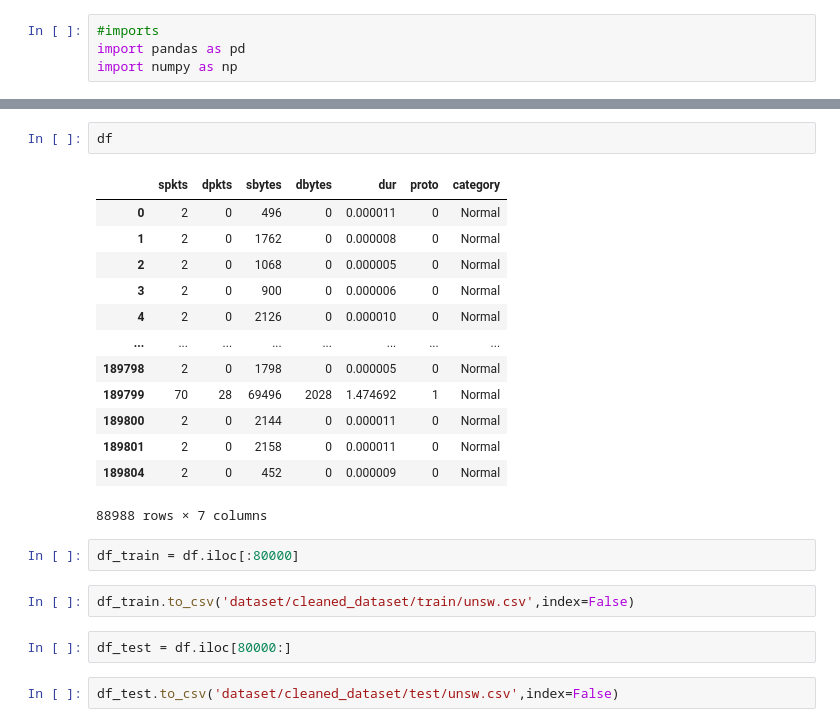
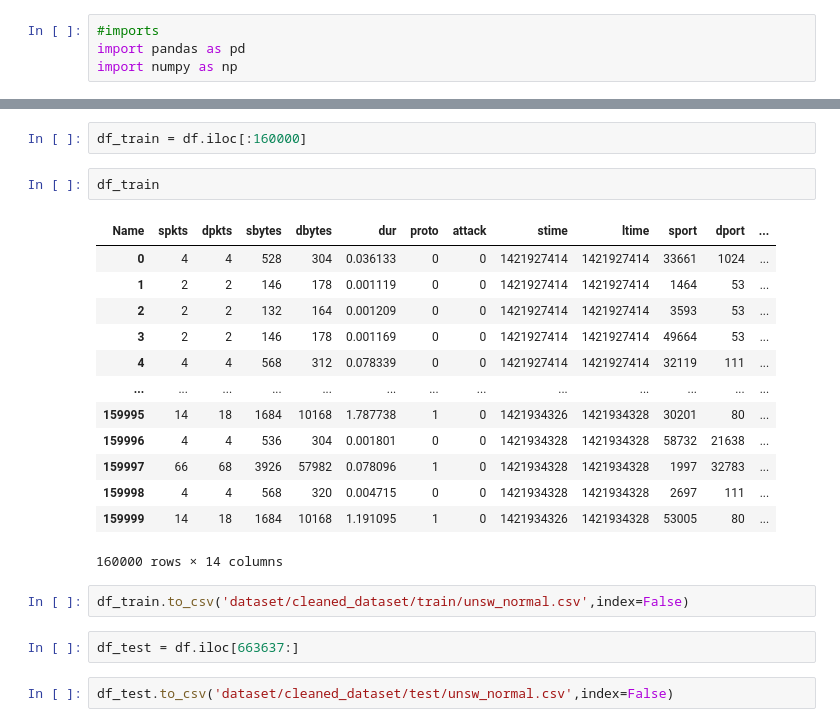
Before and after one commit to nuttysunday/Protocol-Based-Deep-Intrusion-Detection-for-DoS-Normal-and-DDoS-Attacks, a Jupyter notebook: data_cleaning_unsw.ipynb, the cells around one changed output, grey strips where cells are left out. Cells and saved outputs as stored; diff of their text form.

Commit message:
finished training and testing

```diff
--- a/data_cleaning_unsw.ipynb
+++ b/data_cleaning_unsw.ipynb
@@ -95,24 +257,24 @@ df
-# %%
-df
-# %% [output]
-|  | spkts | dpkts | sbytes | dbytes | dur | proto | category |
-| 0 | 2 | 0 | 496 | 0 | 0.000011 | 0 | Normal |
-| 1 | 2 | 0 | 1762 | 0 | 0.000008 | 0 | Normal |
-| 2 | 2 | 0 | 1068 | 0 | 0.000005 | 0 | Normal |
-| 3 | 2 | 0 | 900 | 0 | 0.000006 | 0 | Normal |
-| 4 | 2 | 0 | 2126 | 0 | 0.000010 | 0 | Normal |
-| ... | ... | ... | ... | ... | ... | ... | ... |
-| 189798 | 2 | 0 | 1798 | 0 | 0.000005 | 0 | Normal |
-| 189799 | 70 | 28 | 69496 | 2028 | 1.474692 | 1 | Normal |
-| 189800 | 2 | 0 | 2144 | 0 | 0.000011 | 0 | Normal |
-| 189801 | 2 | 0 | 2158 | 0 | 0.000011 | 0 | Normal |
-| 189804 | 2 | 0 | 452 | 0 | 0.000009 | 0 | Normal |
-88988 rows × 7 columns
 # %%
-df_train = df.iloc[:80000]
+df_train = df.iloc[:160000]
+# %%
+df_train
+# %% [output]
+| Name | spkts | dpkts | sbytes | dbytes | dur | proto | attack | stime | ltime | sport | dport | ... |
+| 0 | 4 | 4 | 528 | 304 | 0.036133 | 0 | 0 | 1421927414 | 1421927414 | 33661 | 1024 | ... |
+| 1 | 2 | 2 | 146 | 178 | 0.001119 | 0 | 0 | 1421927414 | 1421927414 | 1464 | 53 | ... |
+| 2 | 2 | 2 | 132 | 164 | 0.001209 | 0 | 0 | 1421927414 | 1421927414 | 3593 | 53 | ... |
+| 3 | 2 | 2 | 146 | 178 | 0.001169 | 0 | 0 | 1421927414 | 1421927414 | 49664 | 53 | ... |
+| 4 | 4 | 4 | 568 | 312 | 0.078339 | 0 | 0 | 1421927414 | 1421927414 | 32119 | 111 | ... |
+| ... | ... | ... | ... | ... | ... | ... | ... | ... | ... | ... | ... | ... |
+| 159995 | 14 | 18 | 1684 | 10168 | 1.787738 | 1 | 0 | 1421934326 | 1421934328 | 30201 | 80 | ... |
+| 159996 | 4 | 4 | 536 | 304 | 0.001801 | 0 | 0 | 1421934328 | 1421934328 | 58732 | 21638 | ... |
+| 159997 | 66 | 68 | 3926 | 57982 | 0.078096 | 1 | 0 | 1421934328 | 1421934328 | 1997 | 32783 | ... |
+| 159998 | 4 | 4 | 568 | 320 | 0.004715 | 0 | 0 | 1421934328 | 1421934328 | 2697 | 111 | ... |
+| 159999 | 14 | 18 | 1684 | 10168 | 1.191095 | 1 | 0 | 1421934326 | 1421934328 | 53005 | 80 | ... |
+160000 rows × 14 columns
 # %%
-df_train.to_csv('dataset/cleaned_dataset/train/unsw.csv',index=False)
+df_train.to_csv('dataset/cleaned_dataset/train/unsw_normal.csv',index=False)
-# %%
-df_test = df.iloc[80000:]
+# %%
+df_test = df.iloc[663637:]
 # %%
-df_test.to_csv('dataset/cleaned_dataset/test/unsw.csv',index=False)
+df_test.to_csv('dataset/cleaned_dataset/test/unsw_normal.csv',index=False)
```
Also changed, not shown: parts of 29 cells of this notebook, 13 other files.
